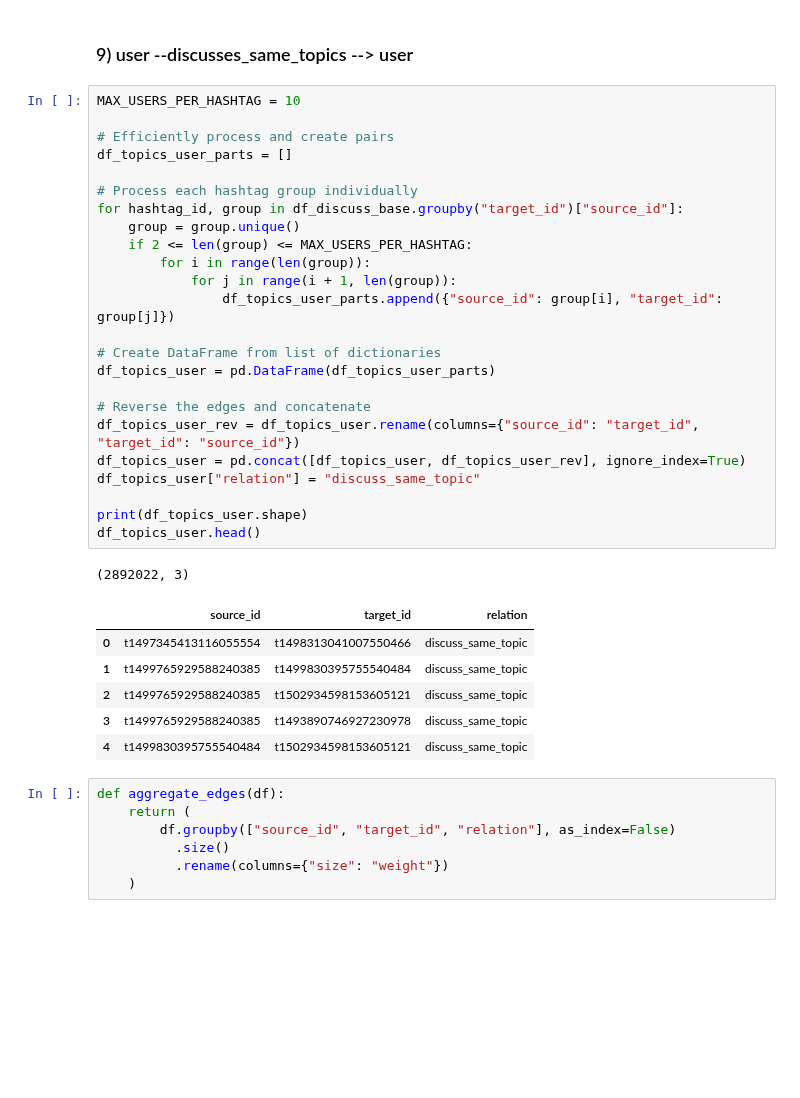
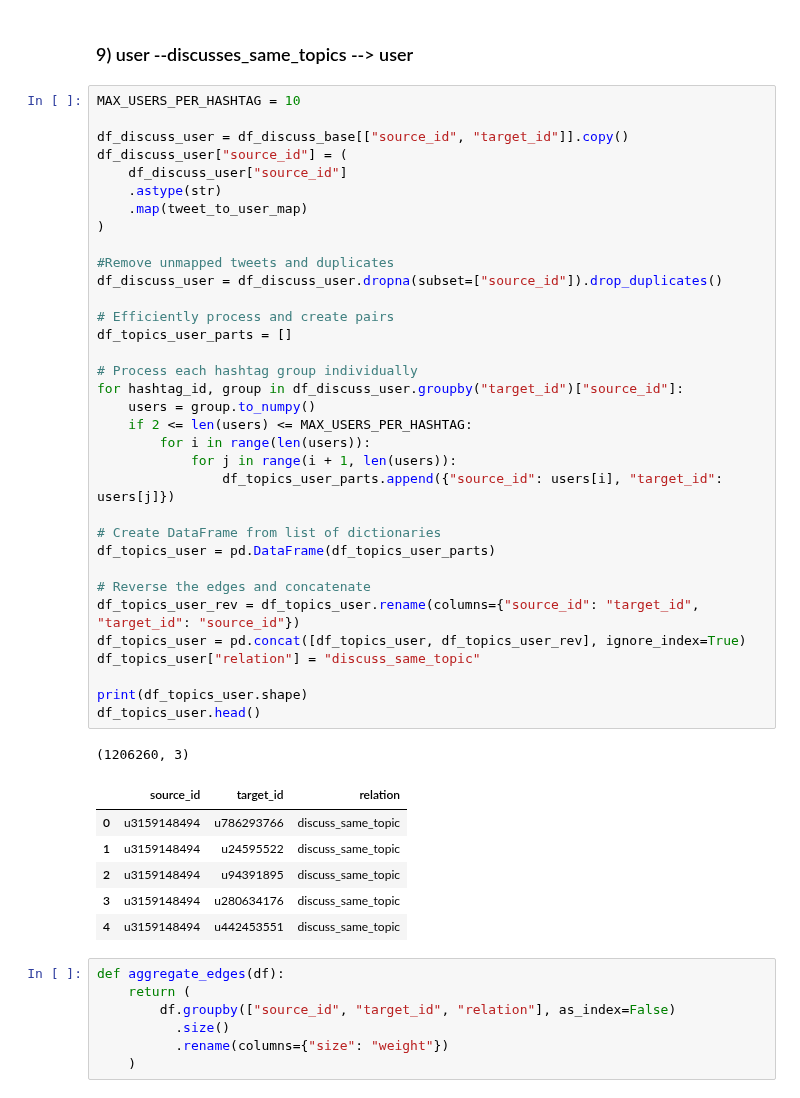
Before and after one commit to iiank/Twitter-Bot-Fraud-Detection, a Jupyter notebook: graph.ipynb, the cells around one changed output. Saved outputs shown, nothing was run; the diff lists cells and outputs as text; blank space fills up the shorter version.

Commit message:
fix small bug regarding discuss topic mapping

```diff
--- a/graph.ipynb
+++ b/graph.ipynb
@@ -409,36 +409,46 @@ df_membership_to_owner.head()
 ### 9) user --discusses_same_topics --> user
 # %%
 MAX_USERS_PER_HASHTAG = 10
+
+df_discuss_user = df_discuss_base[["source_id", "target_id"]].copy()
+df_discuss_user["source_id"] = (
+    df_discuss_user["source_id"]
+    .astype(str)
+    .map(tweet_to_user_map)
+)
+
+#Remove unmapped tweets and duplicates
+df_discuss_user = df_discuss_user.dropna(subset=["source_id"]).drop_duplicates()
 
 # Efficiently process and create pairs
 df_topics_user_parts = []
 
 # Process each hashtag group individually
-for hashtag_id, group in df_discuss_base.groupby("target_id")["source_id"]:
-    group = group.unique()
-    if 2 <= len(group) <= MAX_USERS_PER_HASHTAG:
-        for i in range(len(group)):
-            for j in range(i + 1, len(group)):
-                df_topics_user_parts.append({"source_id": group[i], "target_id": group[j]})
+for hashtag_id, group in df_discuss_user.groupby("target_id")["source_id"]:
+    users = group.to_numpy()
+    if 2 <= len(users) <= MAX_USERS_PER_HASHTAG:
+        for i in range(len(users)):
+            for j in range(i + 1, len(users)):
+                df_topics_user_parts.append({"source_id": users[i], "target_id": users[j]})
 
 # Create DataFrame from list of dictionaries
 df_topics_user = pd.DataFrame(df_topics_user_parts)
 
 # Reverse the edges and concatenate
 df_topics_user_rev = df_topics_user.rename(columns={"source_id": "target_id", "target_id": "source_id"})
 df_topics_user = pd.concat([df_topics_user, df_topics_user_rev], ignore_index=True)
 df_topics_user["relation"] = "discuss_same_topic"
 
 print(df_topics_user.shape)
 df_topics_user.head()
 # %% [output]
-(2892022, 3)
+(1206260, 3)
 |  | source_id | target_id | relation |
-| 0 | t1497345413116055554 | t1498313041007550466 | discuss_same_topic |
-| 1 | t1499765929588240385 | t1499830395755540484 | discuss_same_topic |
-| 2 | t1499765929588240385 | t1502934598153605121 | discuss_same_topic |
-| 3 | t1499765929588240385 | t1493890746927230978 | discuss_same_topic |
-| 4 | t1499830395755540484 | t1502934598153605121 | discuss_same_topic |
+| 0 | u3159148494 | u786293766 | discuss_same_topic |
+| 1 | u3159148494 | u24595522 | discuss_same_topic |
+| 2 | u3159148494 | u94391895 | discuss_same_topic |
+| 3 | u3159148494 | u280634176 | discuss_same_topic |
+| 4 | u3159148494 | u442453551 | discuss_same_topic |
 # %%
 def aggregate_edges(df):
     return (
```
